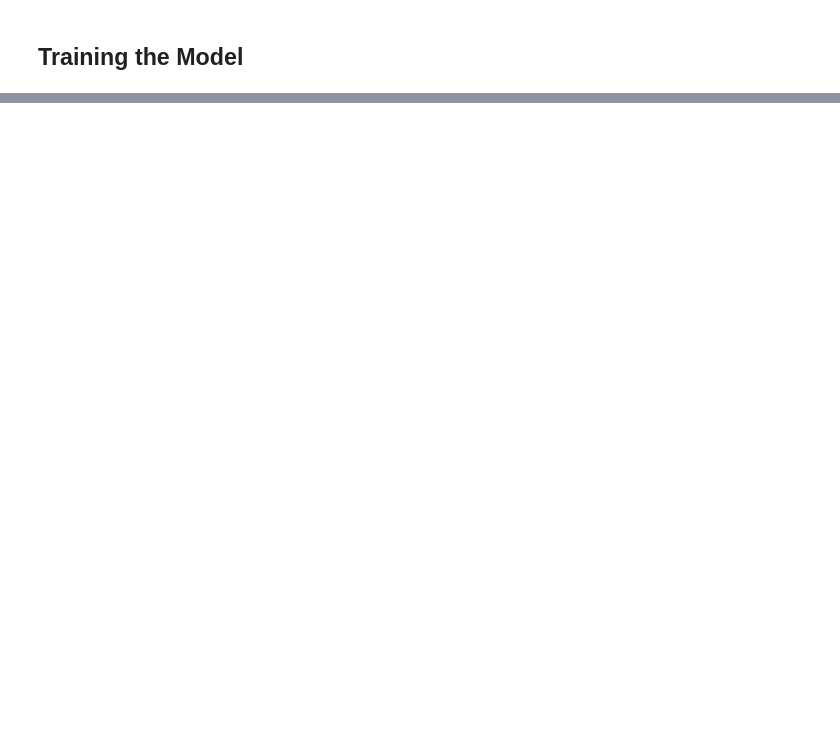
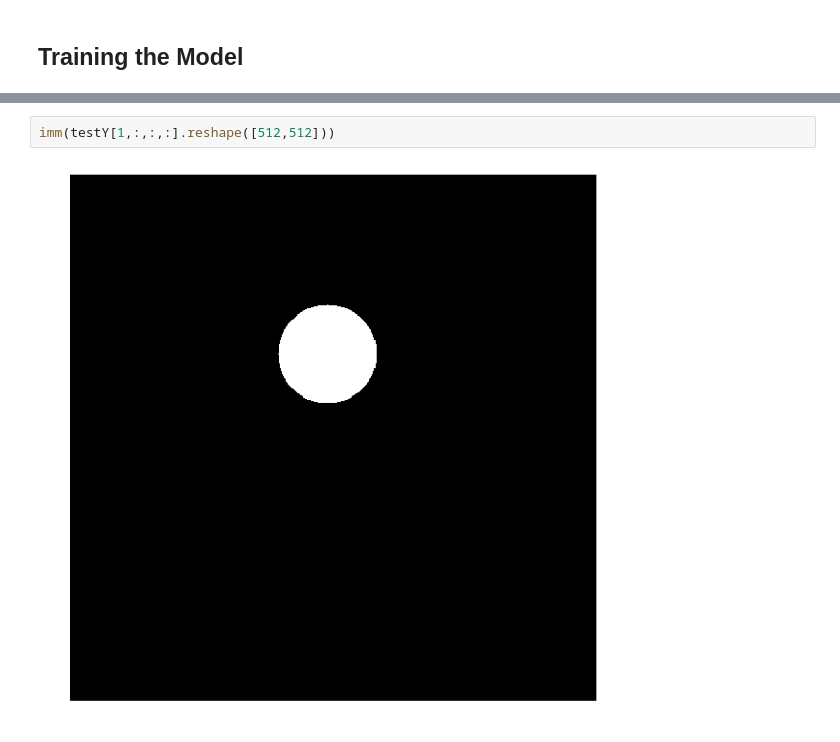
Before and after one commit to sbarton272/particleRecognition, a Jupyter notebook: classfier_builds/CNN_build.ipynb, the cells around one changed output, grey strips where cells are left out. Cells and saved outputs as stored; diff of their text form; blank space fills up the shorter version.

```diff
--- a/classfier_builds/CNN_build.ipynb
+++ b/classfier_builds/CNN_build.ipynb
@@ -73,0 +212,4 @@ model.fit_generator(
+# %%
+imm(testY[1,:,:,:].reshape([512,512]))
+# %% [output]
+[figure, added]
```
Also changed, not shown: parts of 32 cells of this notebook, 4 other files.
